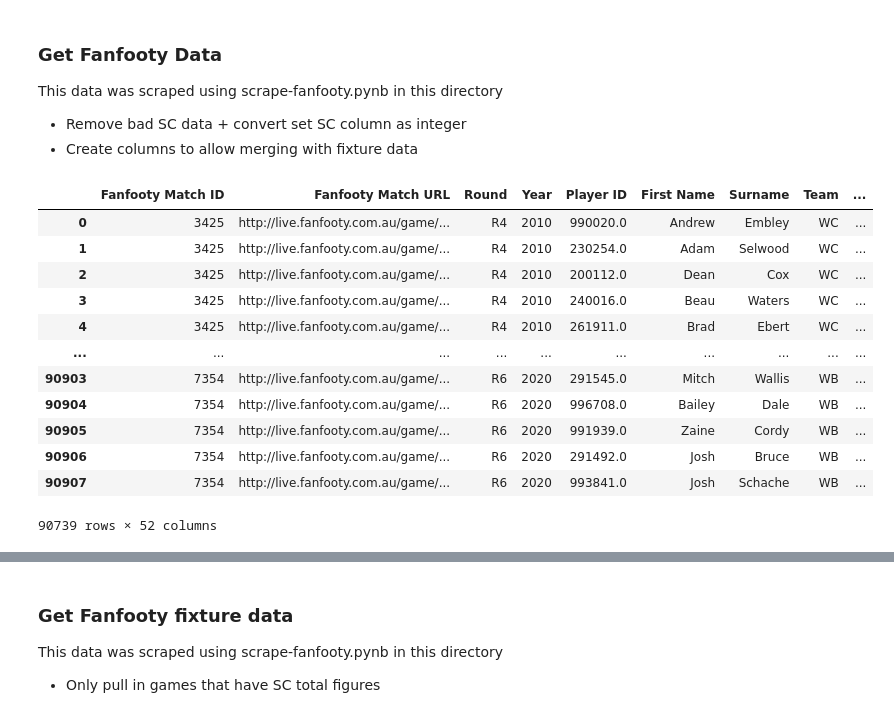
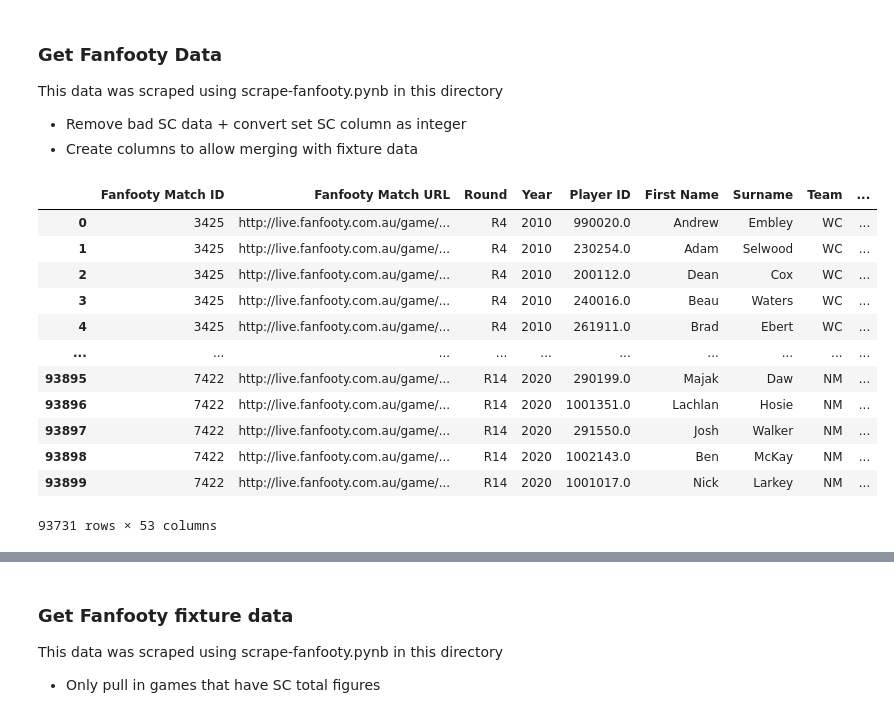
Before and after one commit to mark-richards/sc-player-data, a Jupyter notebook: predict-fanfooty.ipynb, the cells around one changed output, grey strips where cells are left out. Saved outputs shown, nothing was run; the diff lists cells and outputs as text; code cells hidden in the pictures.

```diff
--- a/predict-fanfooty.ipynb
+++ b/predict-fanfooty.ipynb
@@ -17,23 +17,23 @@ This data was scraped using scrape-fanfooty.pynb in this directory
 - Remove bad SC data + convert set SC column as integer
 - Create columns to allow merging with fixture data
 # %%
-df_fanfooty_player_raw = pd.read_csv("exports/scrape_20200718-184147/fanfooty_match_data_20200718-184147.csv", error_bad_lines=False, index_col=0)
+df_fanfooty_player_raw = pd.read_csv("exports/scrape_20200831-093824/fanfooty_match_data_20200831-093824.csv", error_bad_lines=False, index_col=0)
 df_fanfooty_player_raw = df_fanfooty_player_raw.loc[df_fanfooty_player_raw['SC'] != '-']
 df_fanfooty_player_raw['SC'] = df_fanfooty_player_raw['SC'].astype('int64')
 df_fanfooty_player_raw['match_identifier'] = df_fanfooty_player_raw['Fanfooty Match ID'].astype(str) + '_' + df_fanfooty_player_raw['Team']
 df_fanfooty_player_raw['opposition_match_identifier'] = df_fanfooty_player_raw['Fanfooty Match ID'].astype(str) + '_' + df_fanfooty_player_raw['Opposition']
 df_fanfooty_player_raw
 # %% [output]
 |  | Fanfooty Match ID | Fanfooty Match URL | Round | Year | Player ID | First Name | Surname | Team | ... |
 | 0 | 3425 | http://live.fanfooty.com.au/game/... | R4 | 2010 | 990020.0 | Andrew | Embley | WC | ... |
 | 1 | 3425 | http://live.fanfooty.com.au/game/... | R4 | 2010 | 230254.0 | Adam | Selwood | WC | ... |
 | 2 | 3425 | http://live.fanfooty.com.au/game/... | R4 | 2010 | 200112.0 | Dean | Cox | WC | ... |
 | 3 | 3425 | http://live.fanfooty.com.au/game/... | R4 | 2010 | 240016.0 | Beau | Waters | WC | ... |
 | 4 | 3425 | http://live.fanfooty.com.au/game/... | R4 | 2010 | 261911.0 | Brad | Ebert | WC | ... |
 | ... | ... | ... | ... | ... | ... | ... | ... | ... | ... |
-| 90903 | 7354 | http://live.fanfooty.com.au/game/... | R6 | 2020 | 291545.0 | Mitch | Wallis | WB | ... |
-| 90904 | 7354 | http://live.fanfooty.com.au/game/... | R6 | 2020 | 996708.0 | Bailey | Dale | WB | ... |
-| 90905 | 7354 | http://live.fanfooty.com.au/game/... | R6 | 2020 | 991939.0 | Zaine | Cordy | WB | ... |
-| 90906 | 7354 | http://live.fanfooty.com.au/game/... | R6 | 2020 | 291492.0 | Josh | Bruce | WB | ... |
-| 90907 | 7354 | http://live.fanfooty.com.au/game/... | R6 | 2020 | 993841.0 | Josh | Schache | WB | ... |
+| 93895 | 7422 | http://live.fanfooty.com.au/game/... | R14 | 2020 | 290199.0 | Majak | Daw | NM | ... |
+| 93896 | 7422 | http://live.fanfooty.com.au/game/... | R14 | 2020 | 1001351.0 | Lachlan | Hosie | NM | ... |
+| 93897 | 7422 | http://live.fanfooty.com.au/game/... | R14 | 2020 | 291550.0 | Josh | Walker | NM | ... |
+| 93898 | 7422 | http://live.fanfooty.com.au/game/... | R14 | 2020 | 1002143.0 | Ben | McKay | NM | ... |
+| 93899 | 7422 | http://live.fanfooty.com.au/game/... | R14 | 2020 | 1001017.0 | Nick | Larkey | NM | ... |
-90739 rows × 52 columns
+93731 rows × 53 columns
```
Also changed, not shown: parts of 12 cells of this notebook, 49 other files.
